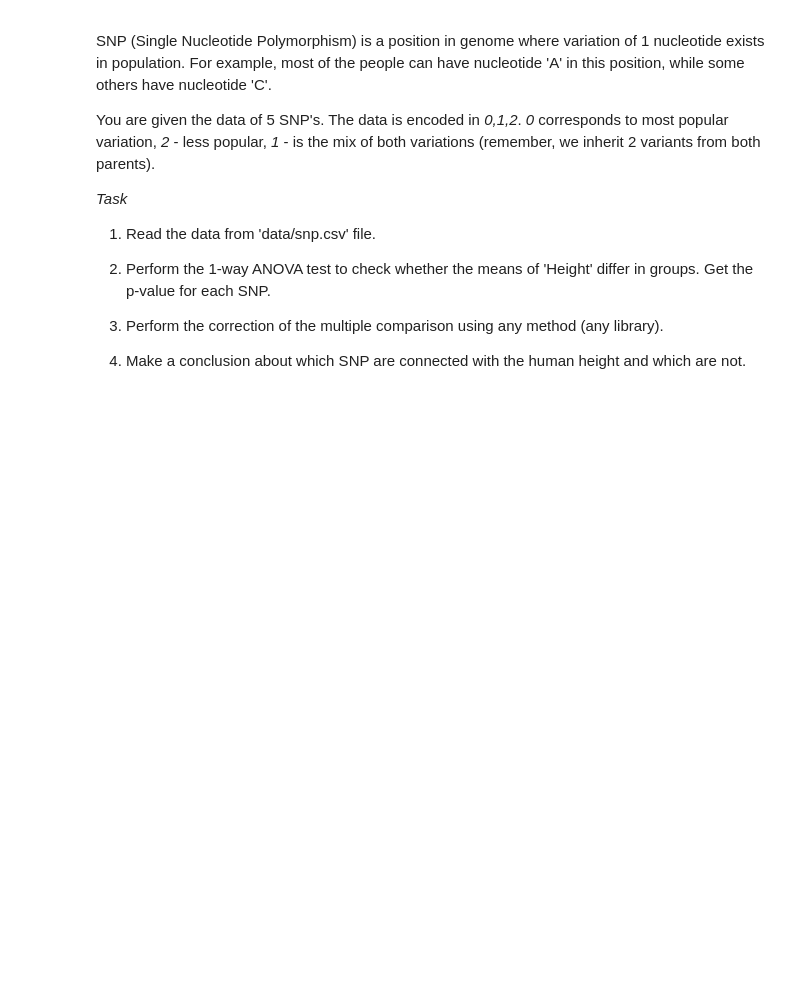
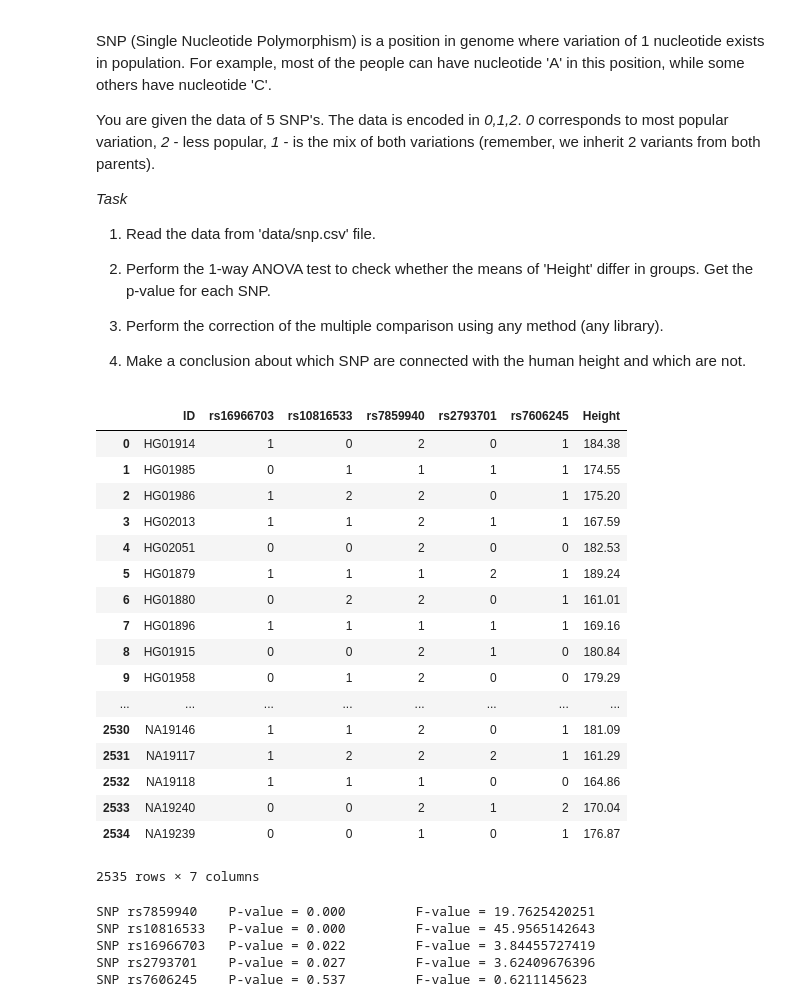
Before and after one commit to nomemm/advstat-labs, a Jupyter notebook: Lab04/Lab04.ipynb, the cells around one changed output. Saved outputs shown, nothing was run; the diff lists cells and outputs as text; code cells hidden in the pictures; blank space fills up the shorter version.

```diff
--- a/Lab04/Lab04.ipynb
+++ b/Lab04/Lab04.ipynb
@@ -156,3 +179,41 @@ Get the p-value for each SNP.
 1. Make a conclusion about which SNP are connected with the human height and which are not.
 # %%
 features = ['rs7859940', 'rs10816533', 'rs16966703', 'rs2793701', 'rs7606245']
+# %%
+import pandas as pd
+
+df = pd.read_csv('data/snp.csv')
+df
+# %% [output]
+|  | ID | rs16966703 | rs10816533 | rs7859940 | rs2793701 | rs7606245 | Height |
+| 0 | HG01914 | 1 | 0 | 2 | 0 | 1 | 184.38 |
+| 1 | HG01985 | 0 | 1 | 1 | 1 | 1 | 174.55 |
+| 2 | HG01986 | 1 | 2 | 2 | 0 | 1 | 175.20 |
+| 3 | HG02013 | 1 | 1 | 2 | 1 | 1 | 167.59 |
+| 4 | HG02051 | 0 | 0 | 2 | 0 | 0 | 182.53 |
+| 5 | HG01879 | 1 | 1 | 1 | 2 | 1 | 189.24 |
+| 6 | HG01880 | 0 | 2 | 2 | 0 | 1 | 161.01 |
+| 7 | HG01896 | 1 | 1 | 1 | 1 | 1 | 169.16 |
+| 8 | HG01915 | 0 | 0 | 2 | 1 | 0 | 180.84 |
+| 9 | HG01958 | 0 | 1 | 2 | 0 | 0 | 179.29 |
+| ... | ... | ... | ... | ... | ... | ... | ... |
+| 2530 | NA19146 | 1 | 1 | 2 | 0 | 1 | 181.09 |
+| 2531 | NA19117 | 1 | 2 | 2 | 2 | 1 | 161.29 |
+| 2532 | NA19118 | 1 | 1 | 1 | 0 | 0 | 164.86 |
+| 2533 | NA19240 | 0 | 0 | 2 | 1 | 2 | 170.04 |
+| 2534 | NA19239 | 0 | 0 | 1 | 0 | 1 | 176.87 |
+2535 rows × 7 columns
+# %%
+from scipy.stats import f_oneway
+K = len(features)
+F = np.zeros(K)
+P = np.zeros(K)
+for i, ft in enumerate(features):
+    F[i], P[i] = f_oneway(df[df[ft] == 0].Height, df[df[ft] == 1].Height, df[df[ft] == 2].Height)
+    print("SNP {} \t P-value = {:.3f}\t F-value = {}".format(ft, P[i], F[i], 3))
+# %% [output]
+SNP rs7859940    P-value = 0.000         F-value = 19.7625420251
+SNP rs10816533   P-value = 0.000         F-value = 45.9565142643
+SNP rs16966703   P-value = 0.022         F-value = 3.84455727419
+SNP rs2793701    P-value = 0.027         F-value = 3.62409676396
+SNP rs7606245    P-value = 0.537         F-value = 0.6211145623
```
Also changed, not shown: parts of 8 cells of this notebook.
